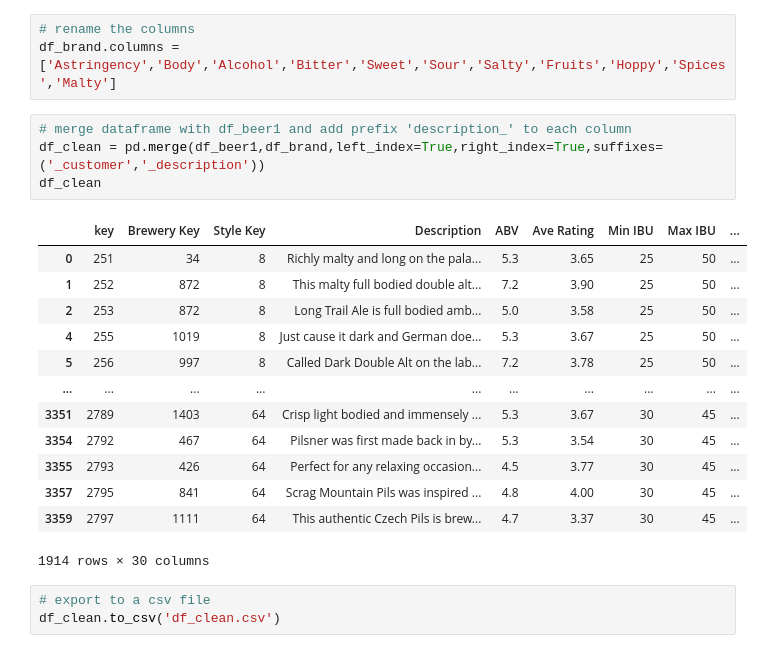
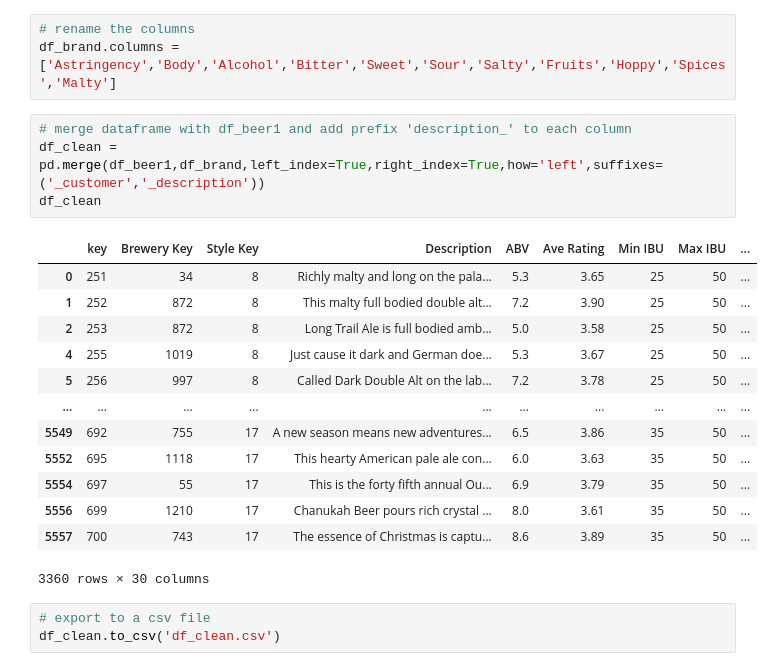
Before and after one commit to happysoymilk/beer_data_analysis, a Jupyter notebook: aml-fcp.ipynb, the cells around one changed output. Cells and saved outputs as stored; diff of their text form.

```diff
--- a/aml-fcp.ipynb
+++ b/aml-fcp.ipynb
@@ -444,22 +444,22 @@ df_brand = pd.DataFrame({'Astringent':Astringent_brand,
 df_brand.columns = ['Astringency','Body','Alcohol','Bitter','Sweet','Sour','Salty','Fruits','Hoppy','Spices','Malty']
 # %%
 # merge dataframe with df_beer1 and add prefix 'description_' to each column
-df_clean = pd.merge(df_beer1,df_brand,left_index=True,right_index=True,suffixes=('_customer','_description'))
+df_clean = pd.merge(df_beer1,df_brand,left_index=True,right_index=True,how='left',suffixes=('_customer','_description'))
 df_clean
 # %% [output]
 |  | key | Brewery Key | Style Key | Description | ABV | Ave Rating | Min IBU | Max IBU | ... |
 | 0 | 251 | 34 | 8 | Richly malty and long on the pala... | 5.3 | 3.65 | 25 | 50 | ... |
 | 1 | 252 | 872 | 8 | This malty full bodied double alt... | 7.2 | 3.90 | 25 | 50 | ... |
 | 2 | 253 | 872 | 8 | Long Trail Ale is full bodied amb... | 5.0 | 3.58 | 25 | 50 | ... |
 | 4 | 255 | 1019 | 8 | Just cause it dark and German doe... | 5.3 | 3.67 | 25 | 50 | ... |
 | 5 | 256 | 997 | 8 | Called Dark Double Alt on the lab... | 7.2 | 3.78 | 25 | 50 | ... |
 | ... | ... | ... | ... | ... | ... | ... | ... | ... | ... |
-| 3351 | 2789 | 1403 | 64 | Crisp light bodied and immensely ... | 5.3 | 3.67 | 30 | 45 | ... |
-| 3354 | 2792 | 467 | 64 | Pilsner was first made back in by... | 5.3 | 3.54 | 30 | 45 | ... |
-| 3355 | 2793 | 426 | 64 | Perfect for any relaxing occasion... | 4.5 | 3.77 | 30 | 45 | ... |
-| 3357 | 2795 | 841 | 64 | Scrag Mountain Pils was inspired ... | 4.8 | 4.00 | 30 | 45 | ... |
-| 3359 | 2797 | 1111 | 64 | This authentic Czech Pils is brew... | 4.7 | 3.37 | 30 | 45 | ... |
+| 5549 | 692 | 755 | 17 | A new season means new adventures... | 6.5 | 3.86 | 35 | 50 | ... |
+| 5552 | 695 | 1118 | 17 | This hearty American pale ale con... | 6.0 | 3.63 | 35 | 50 | ... |
+| 5554 | 697 | 55 | 17 | This is the forty fifth annual Ou... | 6.9 | 3.79 | 35 | 50 | ... |
+| 5556 | 699 | 1210 | 17 | Chanukah Beer pours rich crystal ... | 8.0 | 3.61 | 35 | 50 | ... |
+| 5557 | 700 | 743 | 17 | The essence of Christmas is captu... | 8.6 | 3.89 | 35 | 50 | ... |
-1914 rows × 30 columns
+3360 rows × 30 columns
 # %%
 # export to a csv file
 df_clean.to_csv('df_clean.csv')
```
Also changed, not shown: 1 other file.
